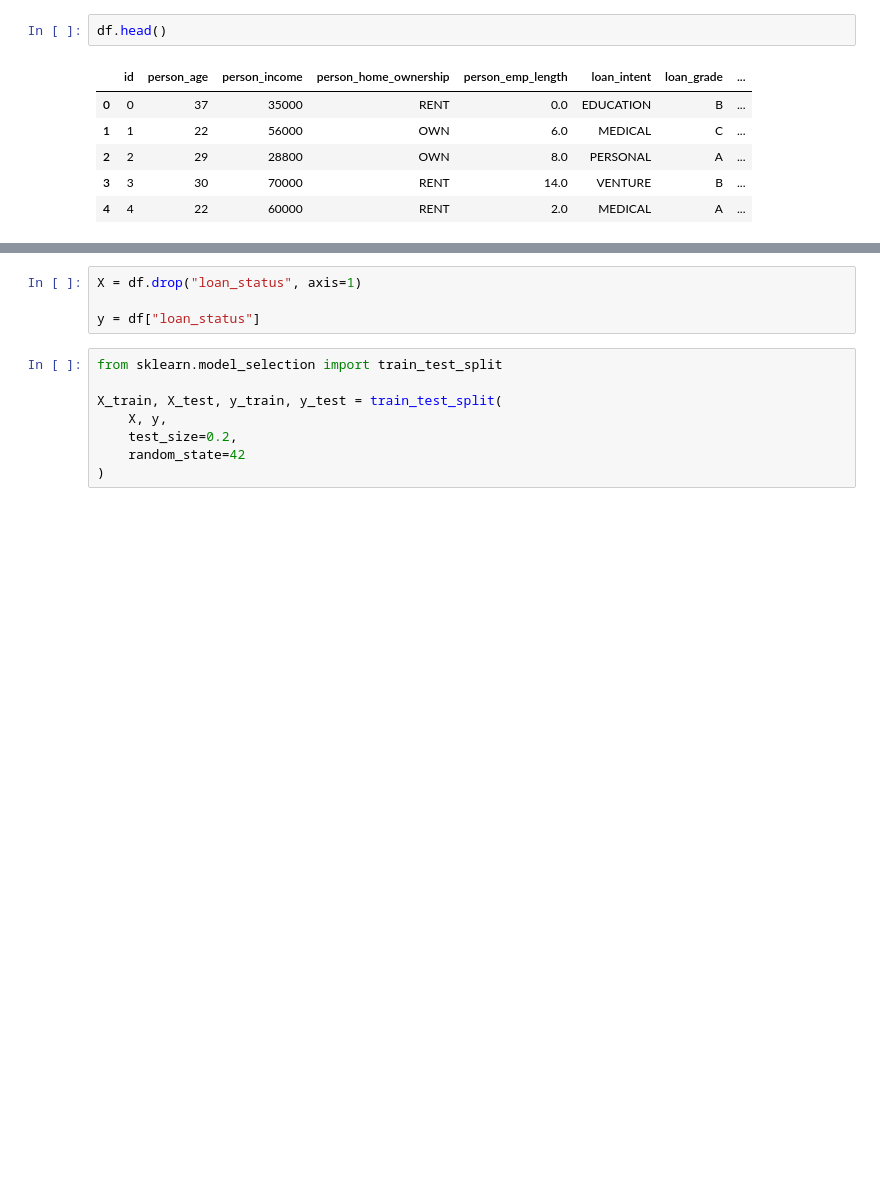
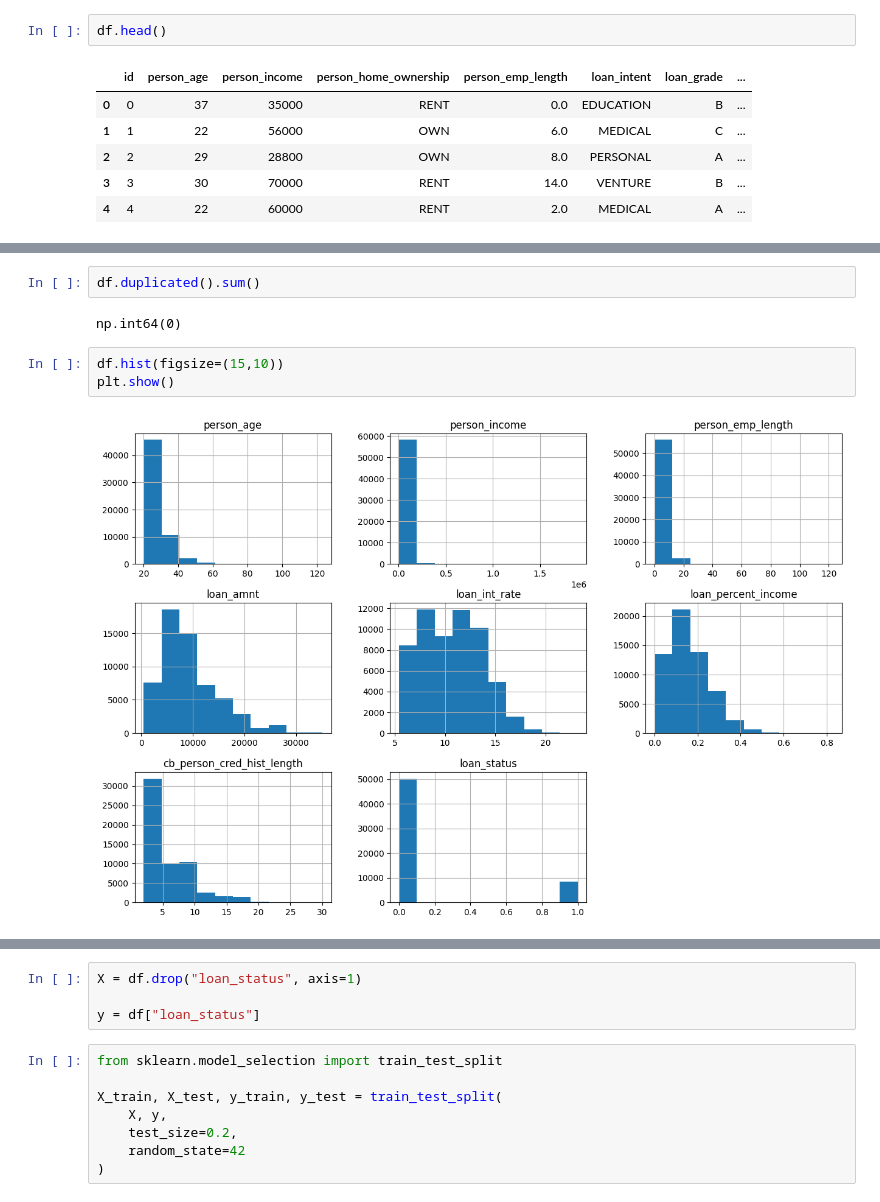
Before and after one commit to sushant758/ML-Exercises, a Jupyter notebook: Loan Approval Prediction.ipynb, the cells around one changed output, grey strips where cells are left out. Cells and saved outputs as stored; diff of their text form; blank space fills up the shorter version.

```diff
--- a/Loan Approval Prediction.ipynb
+++ b/Loan Approval Prediction.ipynb
@@ -78,0 +126,9 @@ df = df.drop(['id'] , axis = 1)
+# %%
+df.duplicated().sum()
+# %% [output]
+np.int64(0)
+# %%
+df.hist(figsize=(15,10))
+plt.show()
+# %% [output]
+[figure, added]
```
Also changed, not shown: parts of 176 cells of this notebook.
